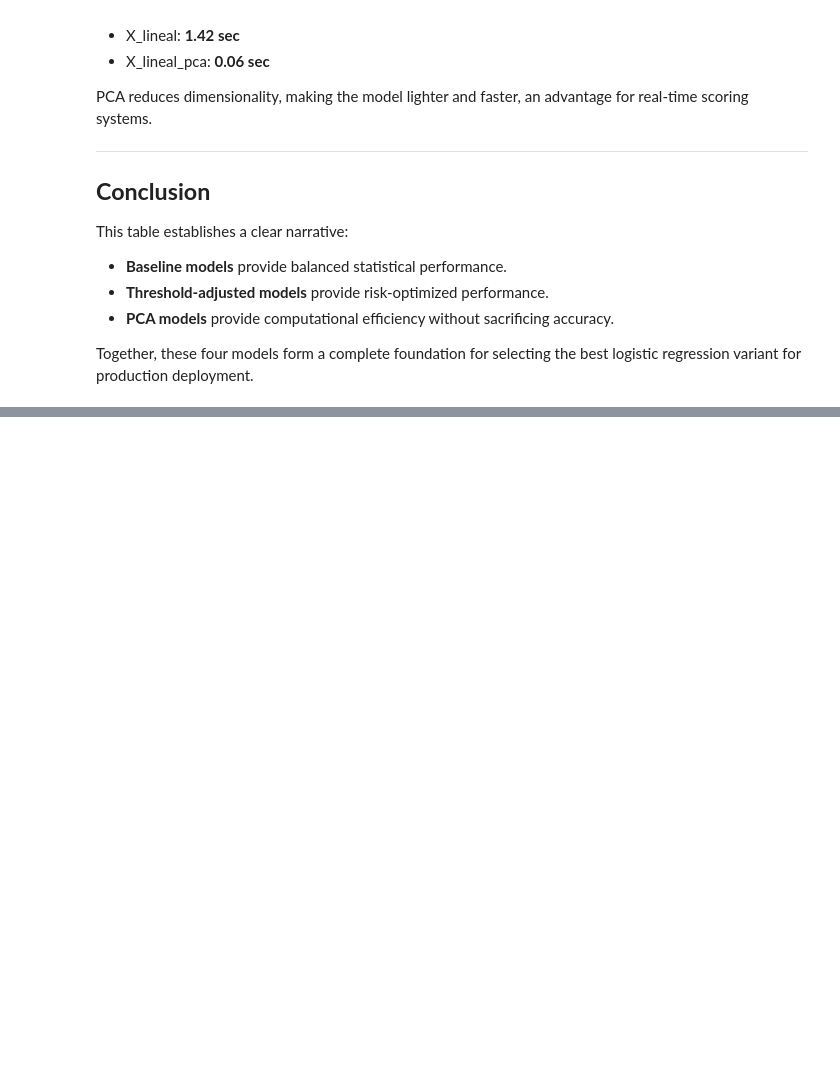
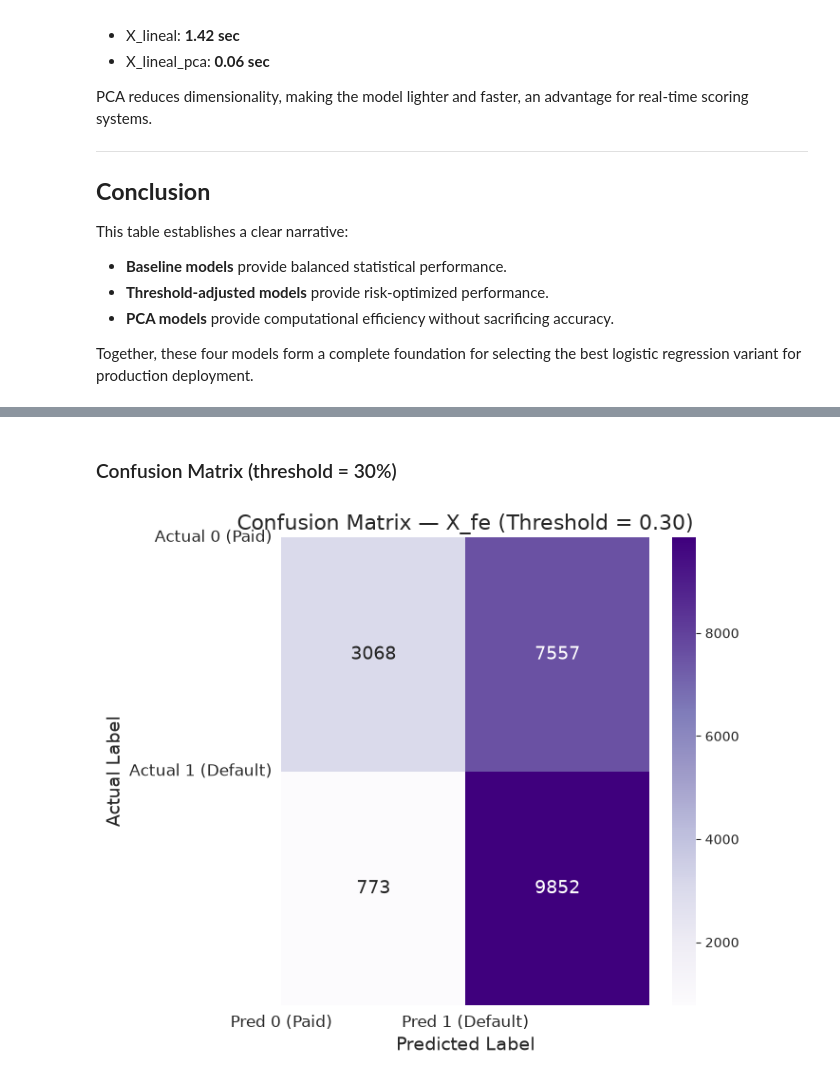
Before and after one commit to JoseAlberto88/Credit-Default-Risk-Analysis, a Jupyter notebook: python/4. Logistic regression.ipynb, the cells around one changed output, grey strips where cells are left out. Cells and saved outputs as stored; diff of their text form; code cells hidden in the pictures; blank space fills up the shorter version.

```diff
--- a/python/4. Logistic regression.ipynb
+++ b/python/4. Logistic regression.ipynb
@@ -1036,0 +1338,33 @@ Together, these four models form a complete foundation for selecting the best lo
+# %% [markdown]
+### Confusion Matrix (threshold = 30%)
+# %%
+# 3. Confusion Matrix at threshold 0.30
+
+cm_fe_030 = confusion_matrix(y_test_fe, y_pred_fe_030)
+
+FN_fe_030 = cm_fe_030[1, 0]
+FP_fe_030 = cm_fe_030[0, 1]
+
+import seaborn as sns
+
+plt.figure(figsize=(7,6))
+sns.heatmap(
+    cm_fe_030,
+    annot=True,
+    fmt="d",
+    cmap="Purples",
+    cbar=True,
+    annot_kws={"size": 14}
+)
+
+plt.title("Confusion Matrix — X_fe (Threshold = 0.30)", fontsize=16)
+plt.xlabel("Predicted Label", fontsize=14)
+plt.ylabel("Actual Label", fontsize=14)
+
+plt.xticks([0,1], ["Pred 0 (Paid)", "Pred 1 (Default)"], fontsize=12)
+plt.yticks([0,1], ["Actual 0 (Paid)", "Actual 1 (Default)"], fontsize=12, rotation=0)
+
+plt.tight_layout()
+plt.show()
+# %% [output]
+[figure, added]
```
Also changed, not shown: parts of 20 cells of this notebook, 1 other file.
